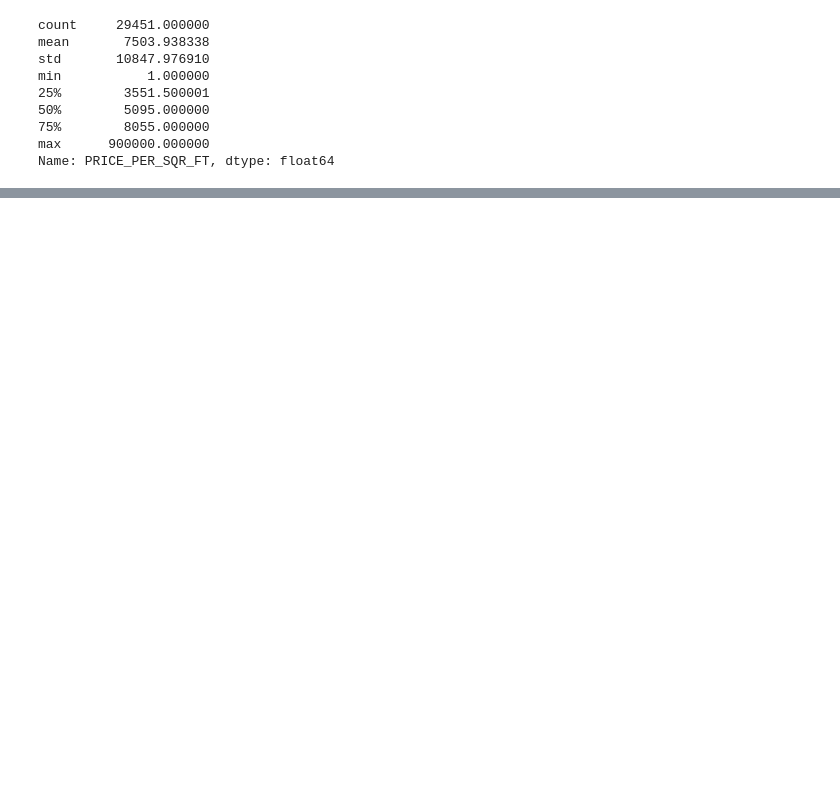
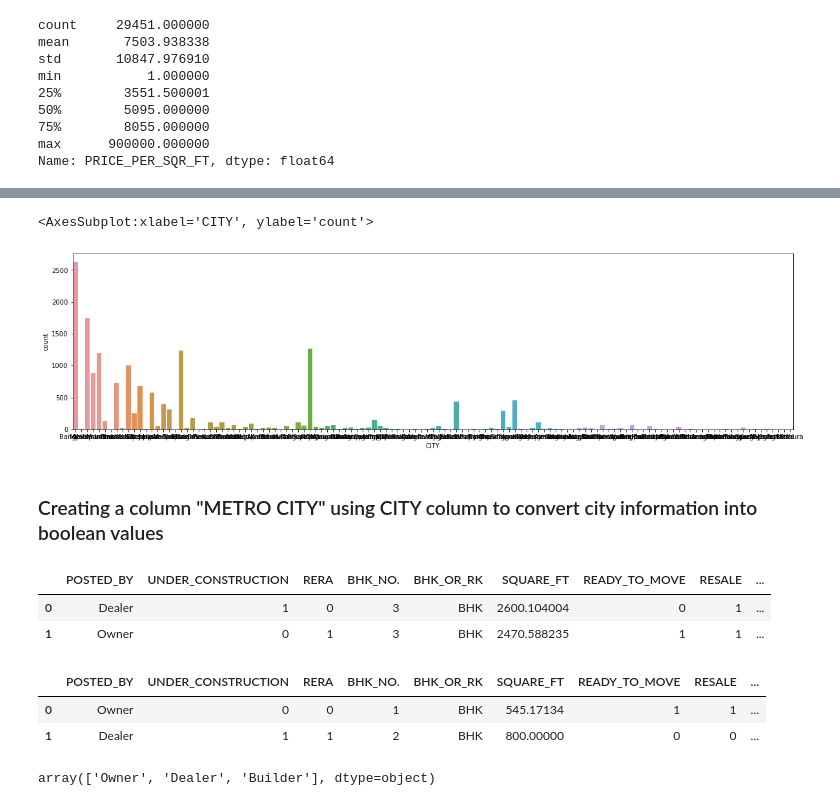
Before and after one commit to brijeshch07/House-price-prediction, a Jupyter notebook: House_Price_Prediction.ipynb, the cells around one changed output, grey strips where cells are left out. Cells and saved outputs as stored; diff of their text form; code cells hidden in the pictures; blank space fills up the shorter version.

```diff
--- a/House_Price_Prediction.ipynb
+++ b/House_Price_Prediction.ipynb
@@ -258,0 +174,4 @@ Name: TARGET(PRICE_IN_LACS), dtype: float64
+# %%
+## Creating new column "CITY" using split function on ADDRESS
+train_df1['CITY'] = train_df1['ADDRESS'].apply(lambda x: str(x.split(",")[-1]))
+test_df['CITY'] = test_df['ADDRESS'].apply(lambda x: str(x.split(",")[-1]))
@@ -258,0 +226,8 @@ Name: TARGET(PRICE_IN_LACS), dtype: float64
+# %%
+fig, ax=plt.subplots(figsize=(20,5))
+sns.countplot(train_df1.CITY)
+# %% [output]
+<AxesSubplot:xlabel='CITY', ylabel='count'>
+[figure, added]
+# %% [markdown]
+### Creating a column "METRO CITY" using CITY column to convert city information into boolean values
@@ -258,0 +237,15 @@ Name: TARGET(PRICE_IN_LACS), dtype: float64
+# %%
+# Creating New column
+train_df1['METRO CITY'] = train_df1.CITY.apply(lambda x: 0 if x in metro_cities else 1)
+test_df['METRO CITY'] = test_df.CITY.apply(lambda x: 0 if x in metro_cities else 1)
+train_df1.head(2)
+# %% [output]
+|  | POSTED_BY | UNDER_CONSTRUCTION | RERA | BHK_NO. | BHK_OR_RK | SQUARE_FT | READY_TO_MOVE | RESALE | ... |
+| 0 | Dealer | 1 | 0 | 3 | BHK | 2600.104004 | 0 | 1 | ... |
+| 1 | Owner | 0 | 1 | 3 | BHK | 2470.588235 | 1 | 1 | ... |
+# %%
+test_df.head(2)
+# %% [output]
+|  | POSTED_BY | UNDER_CONSTRUCTION | RERA | BHK_NO. | BHK_OR_RK | SQUARE_FT | READY_TO_MOVE | RESALE | ... |
+| 0 | Owner | 0 | 0 | 1 | BHK | 545.17134 | 1 | 1 | ... |
+| 1 | Dealer | 1 | 1 | 2 | BHK | 800.00000 | 0 | 0 | ... |
@@ -258,0 +256,4 @@ Name: TARGET(PRICE_IN_LACS), dtype: float64
+# %%
+train_df['POSTED_BY'].unique()
+# %% [output]
+array(['Owner', 'Dealer', 'Builder'], dtype=object)
```
Also changed, not shown: parts of 67 cells of this notebook.
